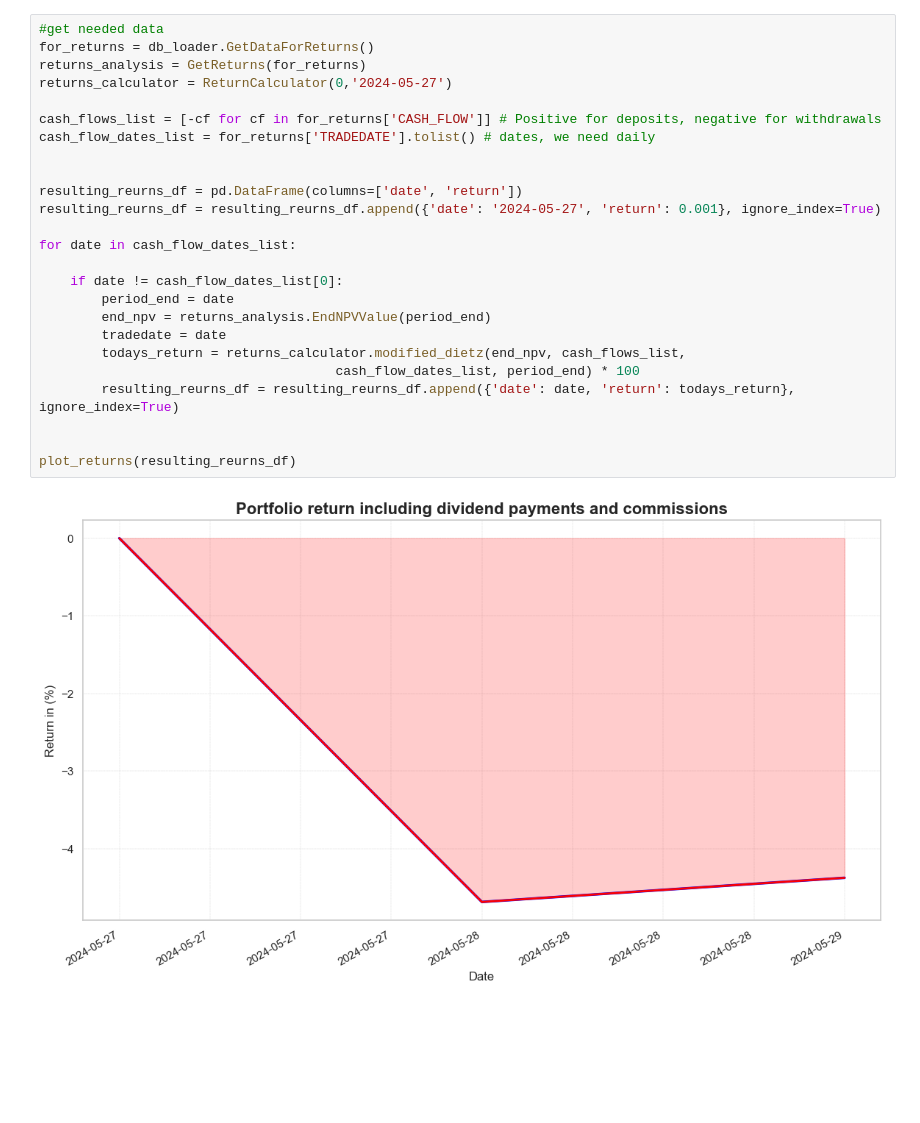
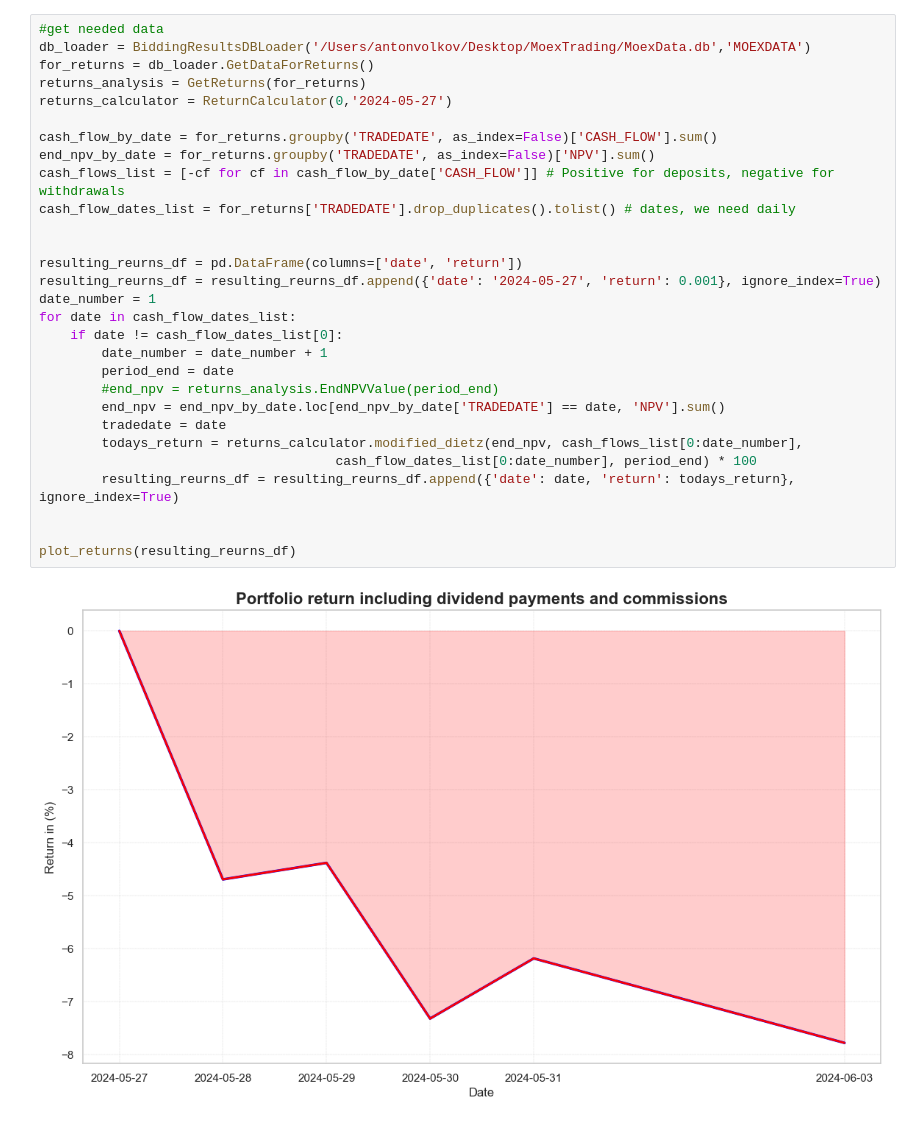
Before and after one commit to antonvv1993/MoexTradingSignal, a Jupyter notebook: moex_good_prices.ipynb, the cells around one changed output. Drawn from its saved outputs; the diff is of its cells as text; blank space fills up the shorter version.

```diff
--- a/moex_good_prices.ipynb
+++ b/moex_good_prices.ipynb
@@ -443,31 +450,35 @@ db_loader = BiddingResultsDBLoader('/Users/antonvolkov/Desktop/MoexTrading/MoexD
 db_loader.insert_data_to_database(trade_data)
 # %%
 #get needed data
+db_loader = BiddingResultsDBLoader('/Users/antonvolkov/Desktop/MoexTrading/MoexData.db','MOEXDATA')
 for_returns = db_loader.GetDataForReturns()
 returns_analysis = GetReturns(for_returns)
 returns_calculator = ReturnCalculator(0,'2024-05-27')
 
-cash_flows_list = [-cf for cf in for_returns['CASH_FLOW']] # Positive for deposits, negative for withdrawals
-cash_flow_dates_list = for_returns['TRADEDATE'].tolist() # dates, we need daily
+cash_flow_by_date = for_returns.groupby('TRADEDATE', as_index=False)['CASH_FLOW'].sum()
+end_npv_by_date = for_returns.groupby('TRADEDATE', as_index=False)['NPV'].sum()
+cash_flows_list = [-cf for cf in cash_flow_by_date['CASH_FLOW']] # Positive for deposits, negative for withdrawals
+cash_flow_dates_list = for_returns['TRADEDATE'].drop_duplicates().tolist() # dates, we need daily
 
 
 resulting_reurns_df = pd.DataFrame(columns=['date', 'return'])
 resulting_reurns_df = resulting_reurns_df.append({'date': '2024-05-27', 'return': 0.001}, ignore_index=True)
-
+date_number = 1
 for date in cash_flow_dates_list:
-
     if date != cash_flow_dates_list[0]:
+        date_number = date_number + 1
         period_end = date
-        end_npv = returns_analysis.EndNPVValue(period_end)
+        #end_npv = returns_analysis.EndNPVValue(period_end)
+        end_npv = end_npv_by_date.loc[end_npv_by_date['TRADEDATE'] == date, 'NPV'].sum()
         tradedate = date
-        todays_return = returns_calculator.modified_dietz(end_npv, cash_flows_list,
-                                      cash_flow_dates_list, period_end) * 100
+        todays_return = returns_calculator.modified_dietz(end_npv, cash_flows_list[0:date_number],
+                                      cash_flow_dates_list[0:date_number], period_end) * 100
         resulting_reurns_df = resulting_reurns_df.append({'date': date, 'return': todays_return}, ignore_index=True)
 
 
 plot_returns(resulting_reurns_df)
 # %% [output]
-[figure, old version]
+[figure, new version]
 # %%
 resulting_reurns_df
 # %% [output]
```
Also changed, not shown: parts of 3 cells of this notebook.
